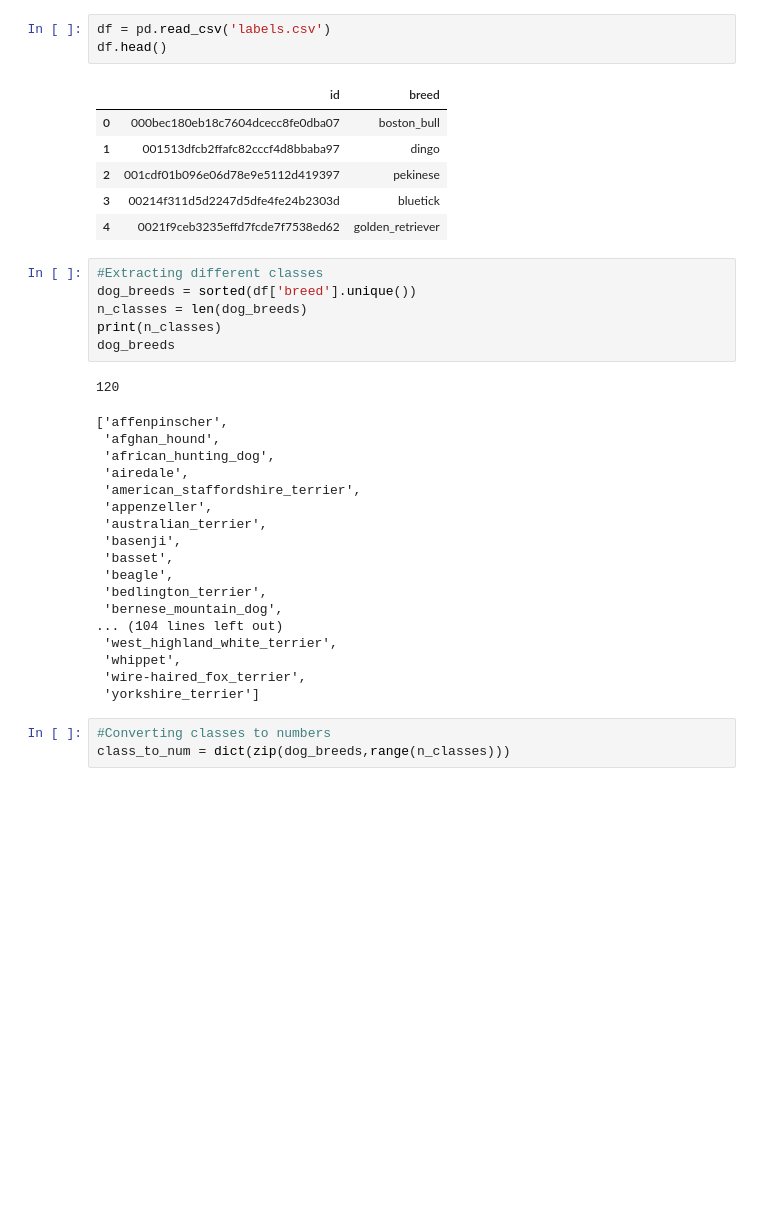
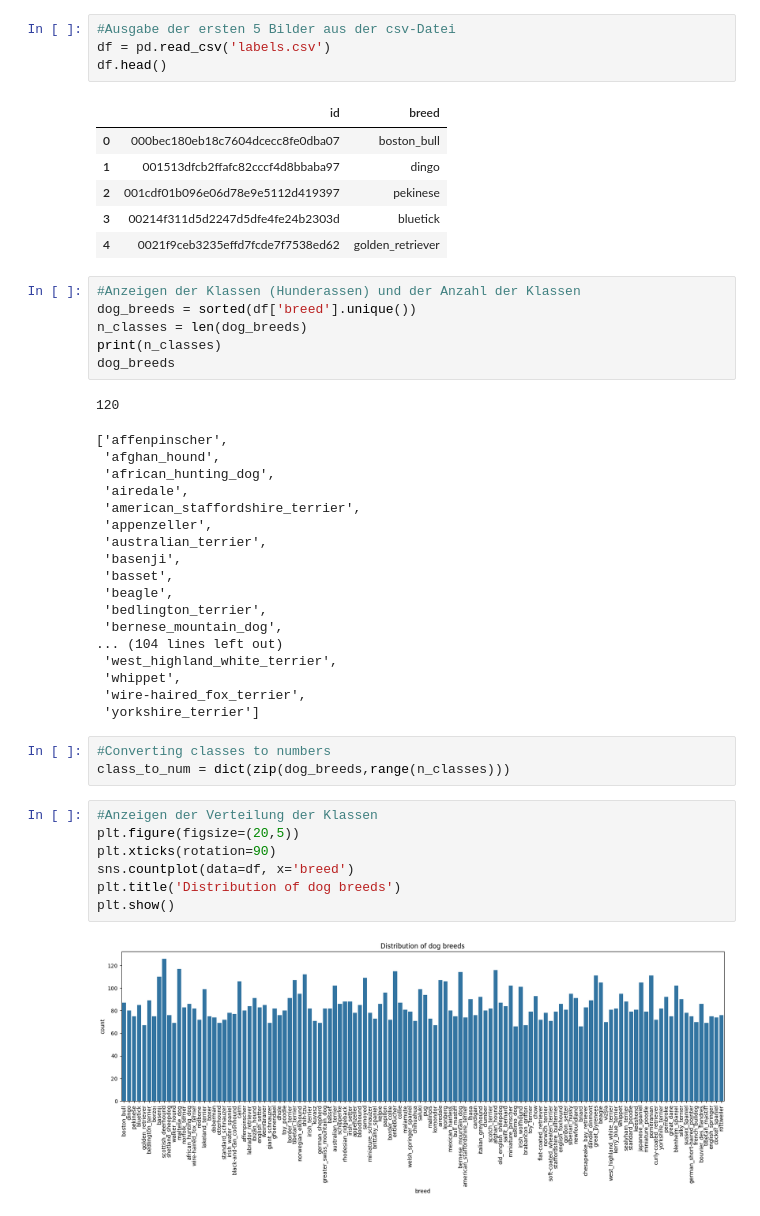
Before and after one commit to david-h-gh/ML4B-2025, a Jupyter notebook: DogBreed/Notebook.ipynb, the cells around one changed output. Saved outputs shown, nothing was run; the diff lists cells and outputs as text; blank space fills up the shorter version.

Commit message:
Beispielbilder und Verteilung der Klassen

```diff
--- a/DogBreed/Notebook.ipynb
+++ b/DogBreed/Notebook.ipynb
@@ -18,6 +36,7 @@ train_size,test_size
 # %% [output]
 (10222, 10357)
 # %%
+#Ausgabe der ersten 5 Bilder aus der csv-Datei
 df = pd.read_csv('labels.csv')
 df.head()
 # %% [output]
@@ -28,7 +47,7 @@ df.head()
 | 3 | 00214f311d5d2247d5dfe4fe24b2303d | bluetick |
 | 4 | 0021f9ceb3235effd7fcde7f7538ed62 | golden_retriever |
 # %%
-#Extracting different classes
+#Anzeigen der Klassen (Hunderassen) und der Anzahl der Klassen
 dog_breeds = sorted(df['breed'].unique())
 n_classes = len(dog_breeds)
 print(n_classes)
@@ -55,3 +74,12 @@ dog_breeds
 # %%
 #Converting classes to numbers
 class_to_num = dict(zip(dog_breeds,range(n_classes)))
+# %%
+#Anzeigen der Verteilung der Klassen
+plt.figure(figsize=(20,5))
+plt.xticks(rotation=90)
+sns.countplot(data=df, x='breed')
+plt.title('Distribution of dog breeds')
+plt.show()
+# %% [output]
+[figure, added]
```
Also changed, not shown: parts of 5 cells of this notebook.
